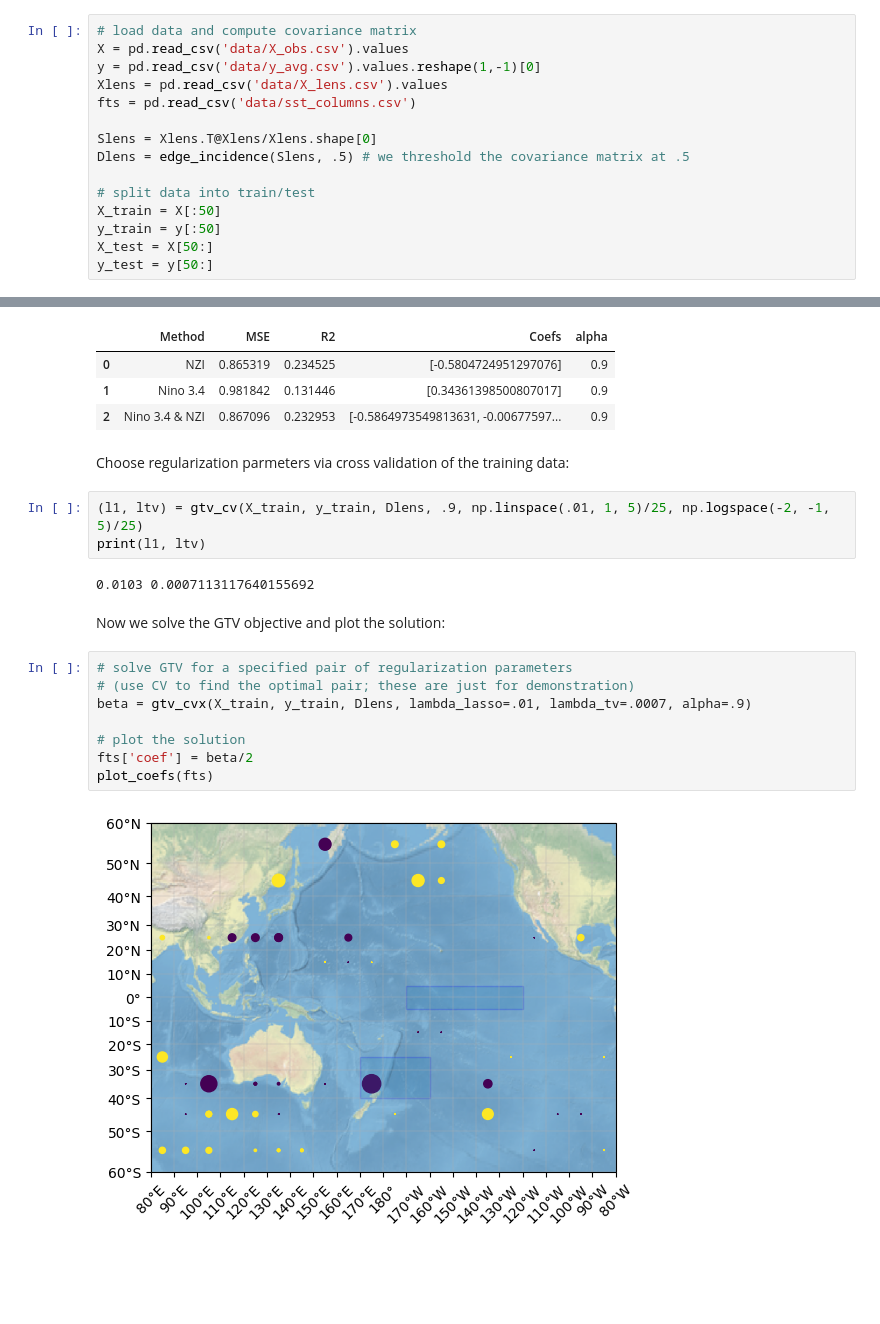
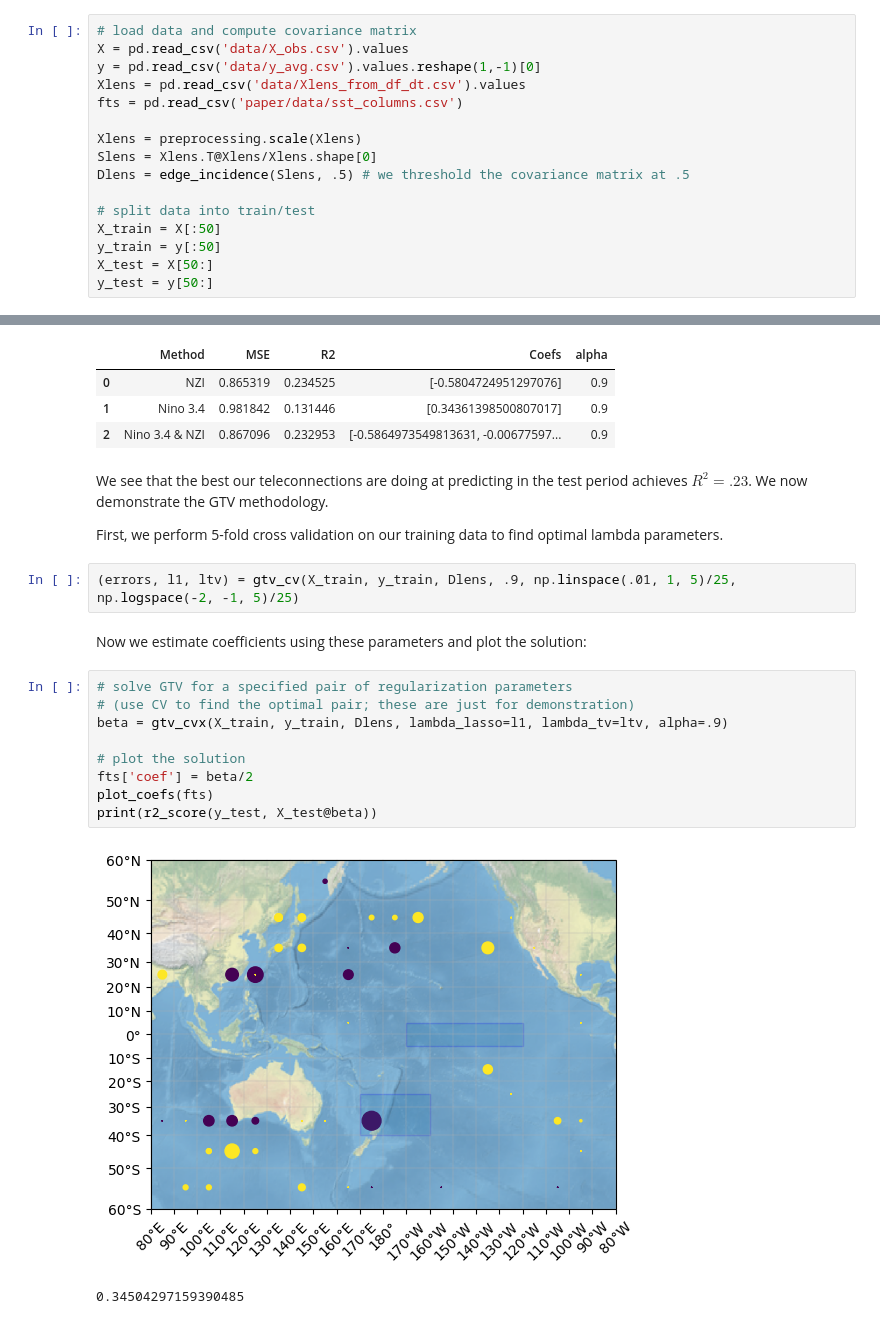
Before and after one commit to Willett-Group/gtv_forecasting, a Jupyter notebook: gtv_example.ipynb, the cells around one changed output, grey strips where cells are left out. Cells and saved outputs as stored; diff of their text form; blank space fills up the shorter version.

```diff
--- a/gtv_example.ipynb
+++ b/gtv_example.ipynb
@@ -24,9 +30,10 @@ Here's a simple example that demonstrates the mechanics of the GTV library.
 # load data and compute covariance matrix
 X = pd.read_csv('data/X_obs.csv').values
 y = pd.read_csv('data/y_avg.csv').values.reshape(1,-1)[0]
-Xlens = pd.read_csv('data/X_lens.csv').values
-fts = pd.read_csv('data/sst_columns.csv')
+Xlens = pd.read_csv('data/Xlens_from_df_dt.csv').values
+fts = pd.read_csv('paper/data/sst_columns.csv')
 
+Xlens = preprocessing.scale(Xlens)
 Slens = Xlens.T@Xlens/Xlens.shape[0]
 Dlens = edge_incidence(Slens, .5) # we threshold the covariance matrix at .5
 
@@ -45,23 +52,24 @@ tele_df
 | 0 | NZI | 0.865319 | 0.234525 | [-0.5804724951297076] | 0.9 |
 | 1 | Nino 3.4 | 0.981842 | 0.131446 | [0.34361398500807017] | 0.9 |
 | 2 | Nino 3.4 & NZI | 0.867096 | 0.232953 | [-0.5864973549813631, -0.00677597... | 0.9 |
-# %% [markdown]
-Choose regularization parmeters via cross validation of the training data:
+# %% [markdown]
+We see that the best our teleconnections are doing at predicting in the test period achieves  $R^2 = .23$. We now demonstrate the GTV methodology.
+
+First, we perform 5-fold cross validation on our training data to find optimal lambda parameters.
 # %%
-(l1, ltv) = gtv_cv(X_train, y_train, Dlens, .9, np.linspace(.01, 1, 5)/25, np.logspace(-2, -1, 5)/25)
-print(l1, ltv)
+(errors, l1, ltv) = gtv_cv(X_train, y_train, Dlens, .9, np.linspace(.01, 1, 5)/25, np.logspace(-2, -1, 5)/25)
-# %% [output]
-0.0103 0.0007113117640155692
 # %% [markdown]
-Now we solve the GTV objective and plot the solution:
+Now we estimate coefficients using these parameters and plot the solution:
 # %%
 # solve GTV for a specified pair of regularization parameters
 # (use CV to find the optimal pair; these are just for demonstration)
-beta = gtv_cvx(X_train, y_train, Dlens, lambda_lasso=.01, lambda_tv=.0007, alpha=.9)
+beta = gtv_cvx(X_train, y_train, Dlens, lambda_lasso=l1, lambda_tv=ltv, alpha=.9)
 
 # plot the solution
 fts['coef'] = beta/2
 plot_coefs(fts)
+print(r2_score(y_test, X_test@beta))
 # %% [output]
-[figure, old version]
+[figure, new version]
+0.34504297159390485
 # %% [markdown]
```
Also changed, not shown: parts of 5 cells of this notebook, 3 other files.
